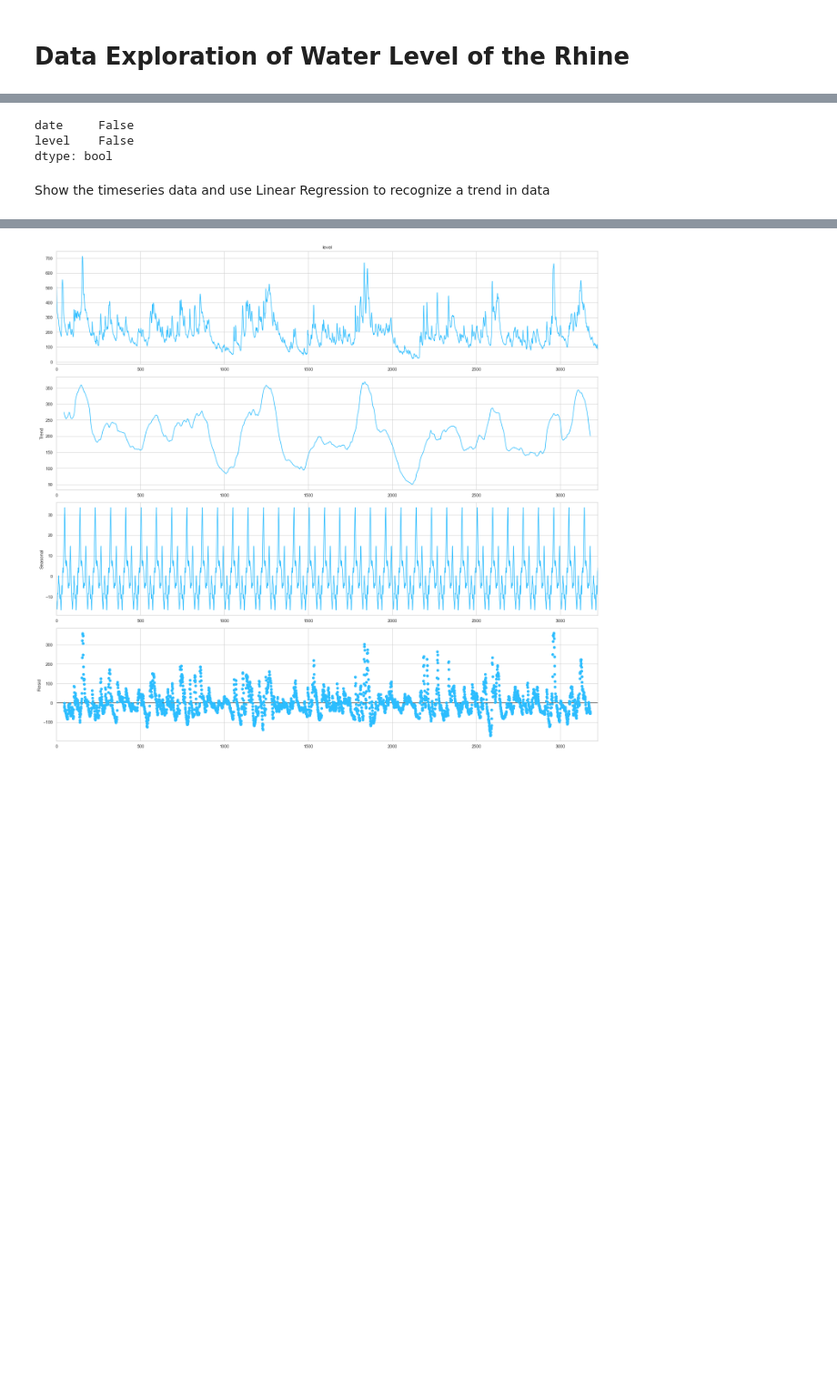
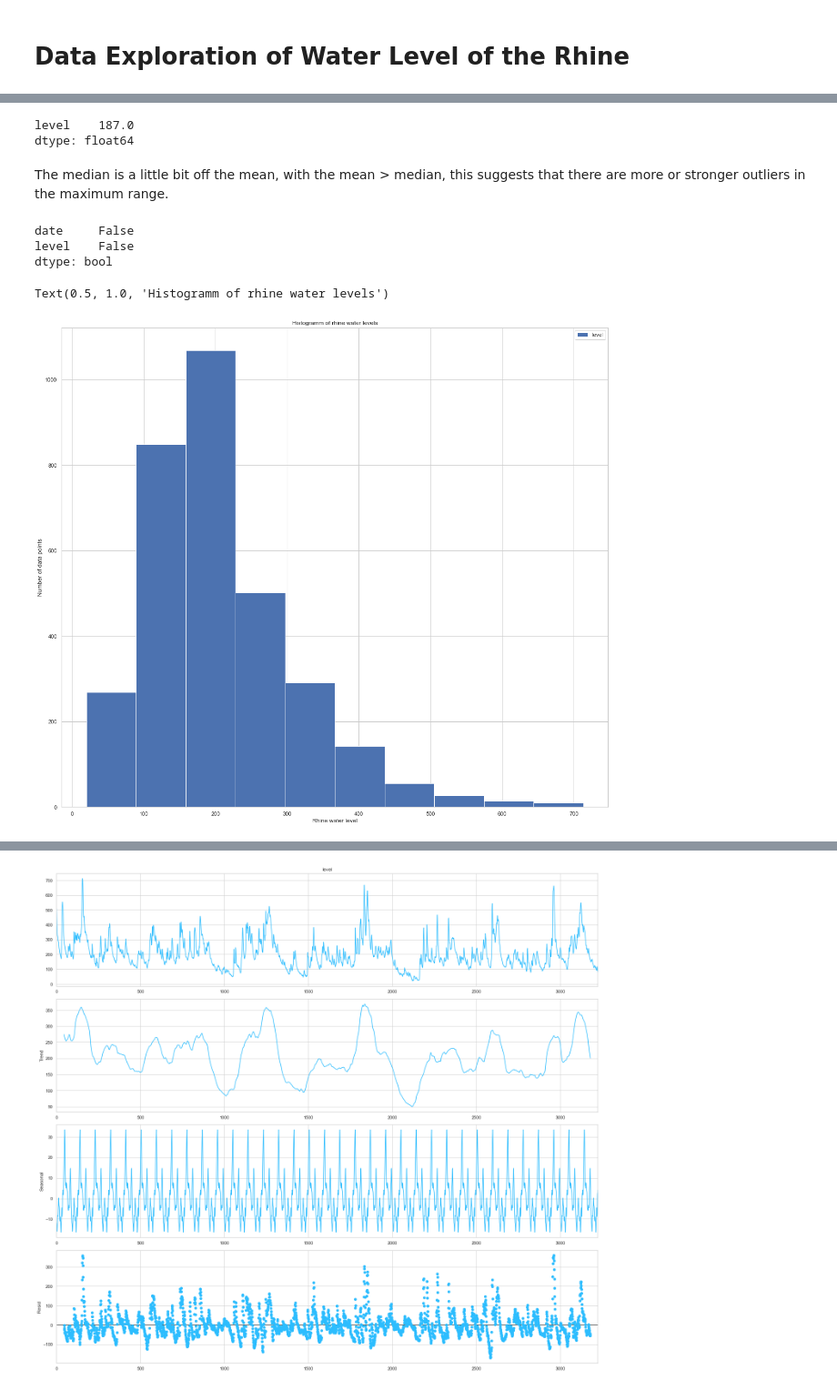
Before and after one commit to AJWarnke/datascienceml2022, a Jupyter notebook: analysis.ipynb, the cells around one changed output, grey strips where cells are left out. Shown at 91% size. Cells and saved outputs as stored; diff of their text form; code cells hidden in the pictures; blank space fills up the shorter version.

Commit message:
Add outliers

```diff
--- a/analysis.ipynb
+++ b/analysis.ipynb
@@ -41 +41,8 @@ max     713.000000
+# %%
+data.median()
+# %% [output]
+level    187.0
+dtype: float64
+# %% [markdown]
+The median is a little bit off the mean, with the mean > median, this suggests that there are more or stronger outliers in the maximum range.
 # %%
@@ -44,5 +51,11 @@ print(data.isna().any(), '\n')
 date     False
 level    False
 dtype: bool
-# %% [markdown]
-Show the timeseries data and use Linear Regression to recognize a trend in data
+# %%
+data.hist(legend='true')
+plt.xlabel('Rhine water level')
+plt.ylabel('Number of data points')
+plt.title('Histogramm of rhine water levels')
+# %% [output]
+Text(0.5, 1.0, 'Histogramm of rhine water levels')
+[figure, added]
```
Also changed, not shown: parts of 20 cells of this notebook.
